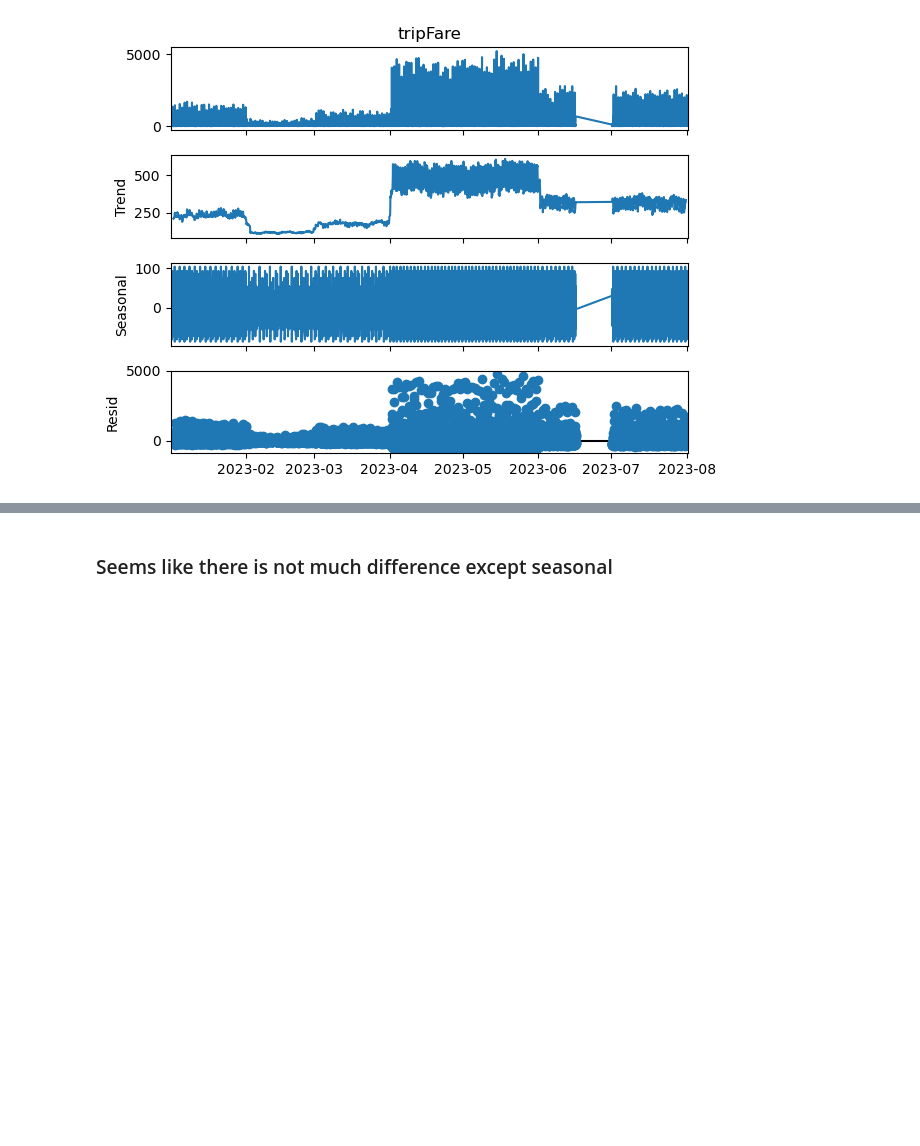
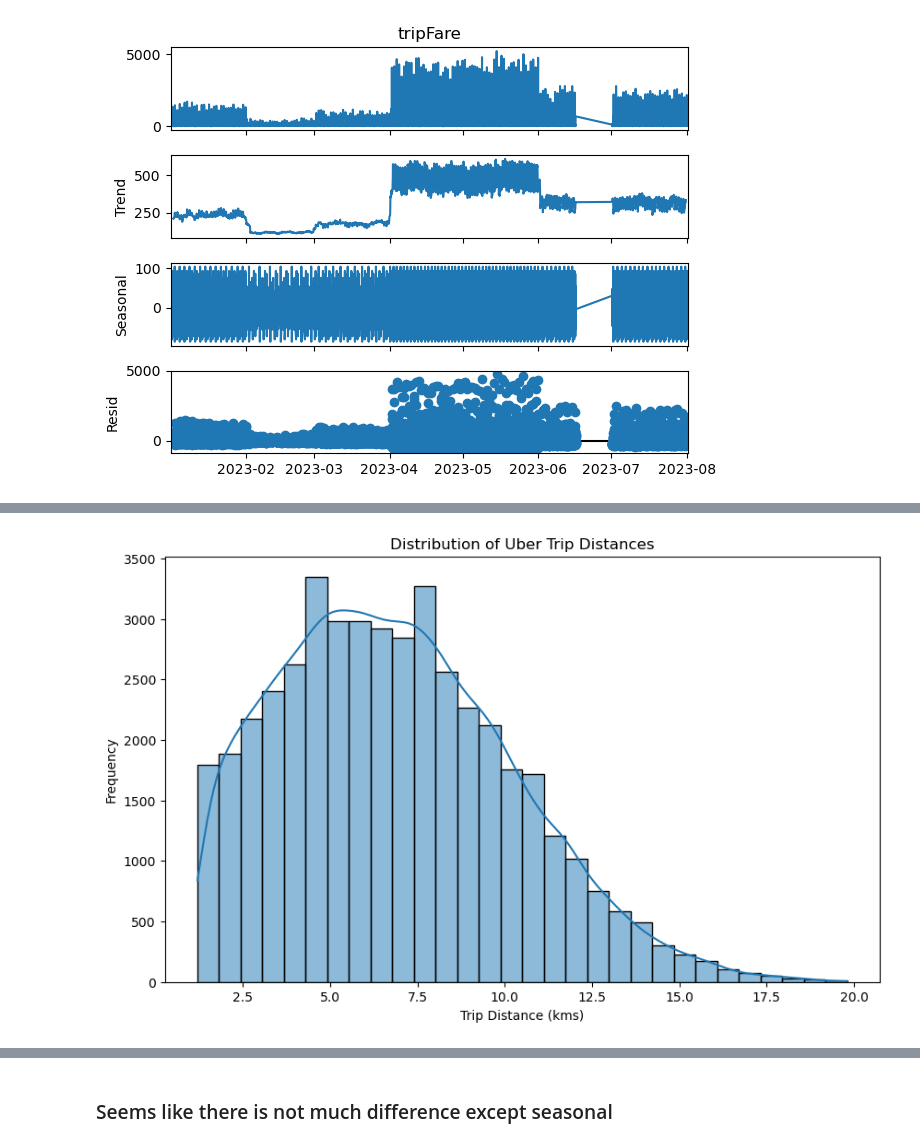
Before and after one commit to DataWizard-Yash/Taxi-Demand-Analysis, a Jupyter notebook: data_preprocessing.ipynb, the cells around one changed output, grey strips where cells are left out. Cells and saved outputs as stored; diff of their text form; code cells hidden in the pictures; blank space fills up the shorter version.

```diff
--- a/data_preprocessing.ipynb
+++ b/data_preprocessing.ipynb
@@ -344,0 +410,13 @@ plt.show()
+# %%
+# Visualize trip distance distribution
+
+df['tripDistance_km'] = df['tripDistance'] * 1.60934
+
+plt.figure(figsize=(10, 6))
+sns.histplot(df['tripDistance'], bins=30, kde=True)
+plt.title('Distribution of Uber Trip Distances')
+plt.xlabel('Trip Distance (kms)')
+plt.ylabel('Frequency')
+plt.show()
+# %% [output]
+[figure, added]
```
Also changed, not shown: parts of 18 cells of this notebook, 2 other files.
